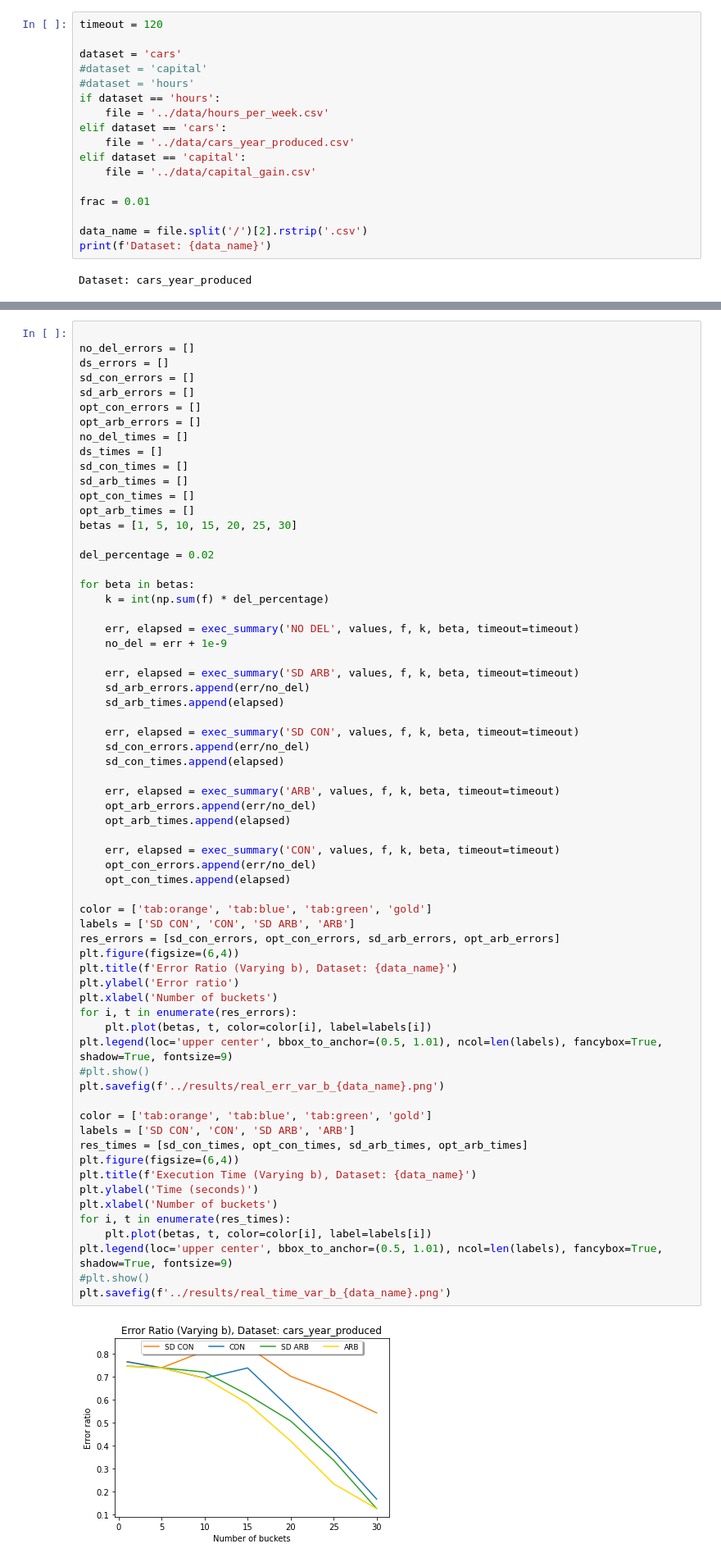
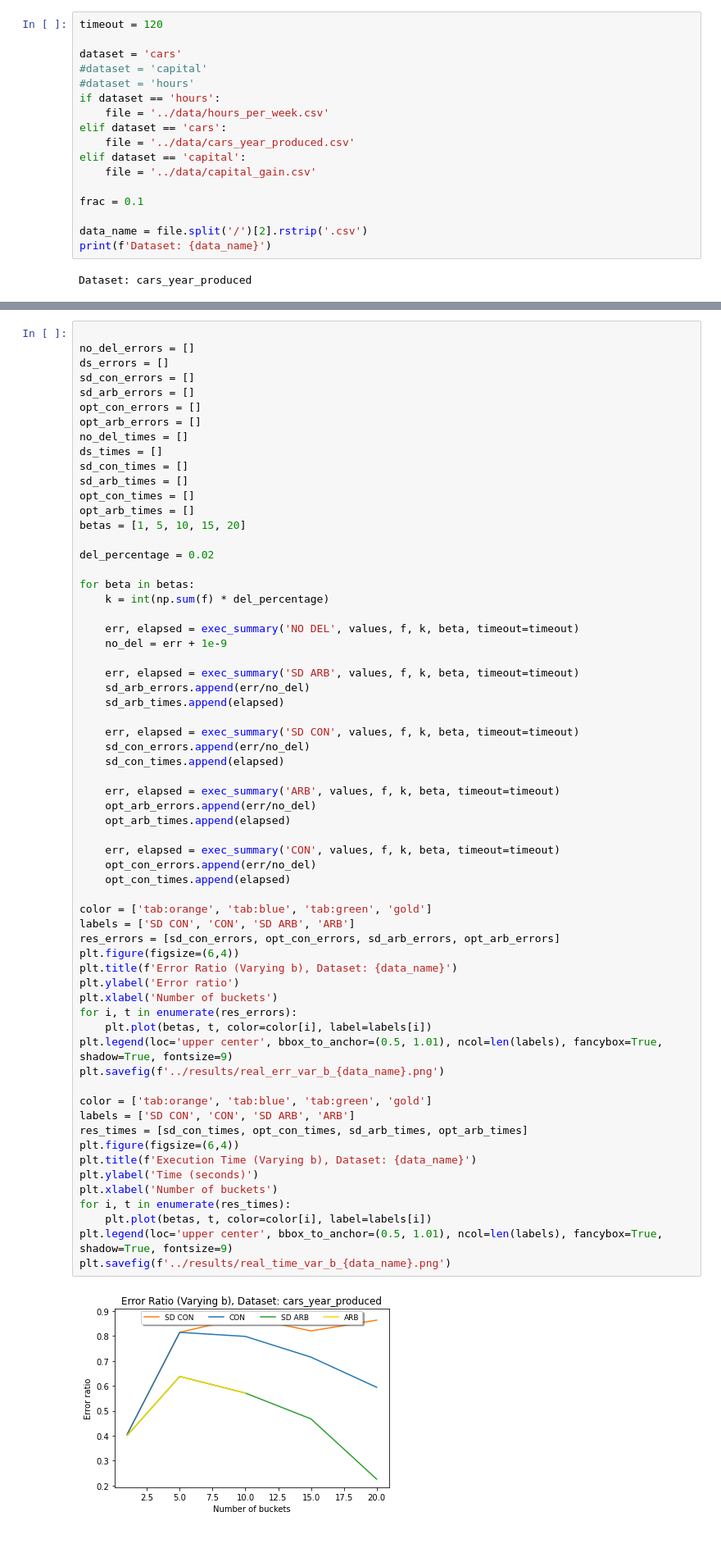
Before and after one commit to AlexandrosKal/opt_hist, a Jupyter notebook: experiments/Experiments_real_data.ipynb, the cells around one changed output, grey strips where cells are left out. Shown at 82% size. Drawn from its saved outputs; the diff is of its cells as text.

```diff
--- a/experiments/Experiments_real_data.ipynb
+++ b/experiments/Experiments_real_data.ipynb
@@ -58,7 +60,7 @@ elif dataset == 'cars':
 elif dataset == 'capital':
     file = '../data/capital_gain.csv'
 
-frac = 0.01
+frac = 0.1
 
 data_name = file.split('/')[2].rstrip('.csv')
 print(f'Dataset: {data_name}')
@@ -230,7 +228,7 @@ sd_con_times = []
 sd_arb_times = []
 opt_con_times = []
 opt_arb_times = []
-betas = [1, 5, 10, 15, 20, 25, 30]
+betas = [1, 5, 10, 15, 20]
 
 del_percentage = 0.02
 
@@ -253,33 +251,31 @@ for beta in betas:
     opt_arb_times.append(elapsed)
 
     err, elapsed = exec_summary('CON', values, f, k, beta, timeout=timeout)
     opt_con_errors.append(err/no_del)
     opt_con_times.append(elapsed)
 
 color = ['tab:orange', 'tab:blue', 'tab:green', 'gold']
 labels = ['SD CON', 'CON', 'SD ARB', 'ARB']
 res_errors = [sd_con_errors, opt_con_errors, sd_arb_errors, opt_arb_errors]
 plt.figure(figsize=(6,4))
 plt.title(f'Error Ratio (Varying b), Dataset: {data_name}')
 plt.ylabel('Error ratio')
 plt.xlabel('Number of buckets')
 for i, t in enumerate(res_errors):
     plt.plot(betas, t, color=color[i], label=labels[i])
 plt.legend(loc='upper center', bbox_to_anchor=(0.5, 1.01), ncol=len(labels), fancybox=True, shadow=True, fontsize=9)
-#plt.show()
 plt.savefig(f'../results/real_err_var_b_{data_name}.png')
 
 color = ['tab:orange', 'tab:blue', 'tab:green', 'gold']
 labels = ['SD CON', 'CON', 'SD ARB', 'ARB']
 res_times = [sd_con_times, opt_con_times, sd_arb_times, opt_arb_times]
 plt.figure(figsize=(6,4))
 plt.title(f'Execution Time (Varying b), Dataset: {data_name}')
 plt.ylabel('Time (seconds)')
 plt.xlabel('Number of buckets')
 for i, t in enumerate(res_times):
     plt.plot(betas, t, color=color[i], label=labels[i])
 plt.legend(loc='upper center', bbox_to_anchor=(0.5, 1.01), ncol=len(labels), fancybox=True, shadow=True, fontsize=9)
-#plt.show()
 plt.savefig(f'../results/real_time_var_b_{data_name}.png')
 # %% [output]
-[figure, old version]
+[figure, new version]
```
Also changed, not shown: parts of 4 cells of this notebook, 3 other files.
